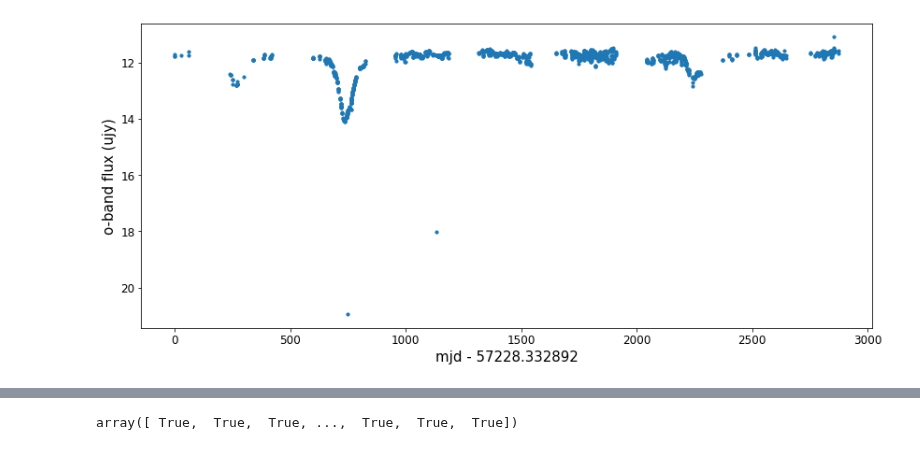
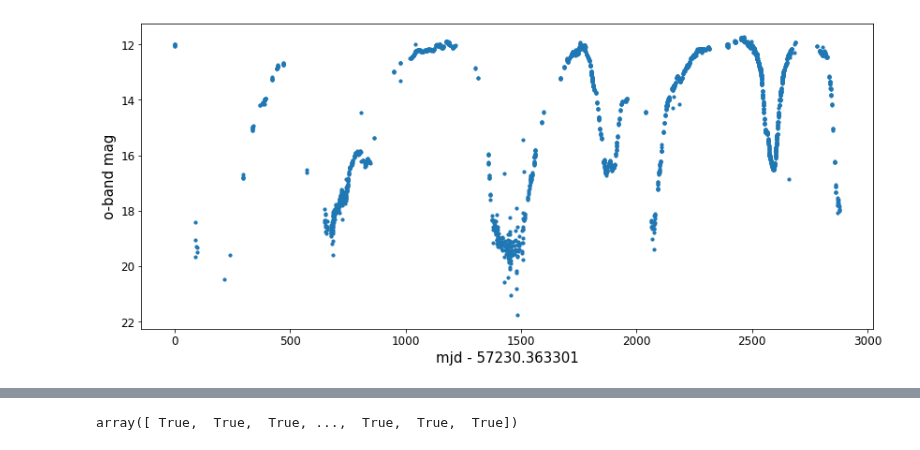
Before and after one commit to courtcraw/Notebooks, a Jupyter notebook: decline_detection.ipynb, the cells around one changed output, grey strips where cells are left out. Cells and saved outputs as stored; diff of their text form; code cells hidden in the pictures.

```diff
--- a/decline_detection.ipynb
+++ b/decline_detection.ipynb
@@ -129,8 +129,8 @@ def non_uniform_savgol(x, y, window, polynom):
 # atlas = pd.read_csv('../data/RCB_LC_FORTESTING/2023-06-15_WISEJ194218.38-203247.5_ATLAS.csv')
 # atlas = pd.read_csv('../data/RCB_LC_FORTESTING/2023-06-15_AOHer_ATLAS.csv')
 # atlas = pd.read_csv('../data/RCB_LC_FORTESTING/2023-06-19_ASAS-RCB-14_ATLAS.csv')
-atlas = pd.read_csv('../data/RCB_LC_FORTESTING/2023-06-19_ASAS-RCB-16_ATLAS.csv')
-# atlas = pd.read_csv('../data/RCB_LC_FORTESTING/2023-06-19_ASAS-RCB-19_ATLAS.csv')
+# atlas = pd.read_csv('../data/RCB_LC_FORTESTING/2023-06-19_ASAS-RCB-16_ATLAS.csv')
+atlas = pd.read_csv('../data/RCB_LC_FORTESTING/2023-06-19_ASAS-RCB-19_ATLAS.csv')
 atlas
 # %% [output]
 |  | mjd | m | dm | ujy | dujy | f | err | reduced_chi | ra | dec | x | ... |
@@ -201,13 +213,13 @@ oband
 # %%
 plt.figure(figsize=(14,6))
 plt.scatter(oband['mjd']-oband['mjd'][0],oband['m'],s=10)#/(80000),s=10)
 plt.gca().invert_yaxis()
 plt.xlabel('mjd - '+str(oband['mjd'][0]))
-plt.ylabel('o-band flux (ujy)')
+plt.ylabel('o-band mag')
 # plt.ylim(top=1.2)
 # plt.ylim(0.6,1.2)
 # plt.xlim(1000,2000)
 plt.show()
 # %% [output]
-[figure, old version]
+[figure, new version]
 # %%
```
Also changed, not shown: parts of 69 cells of this notebook.
